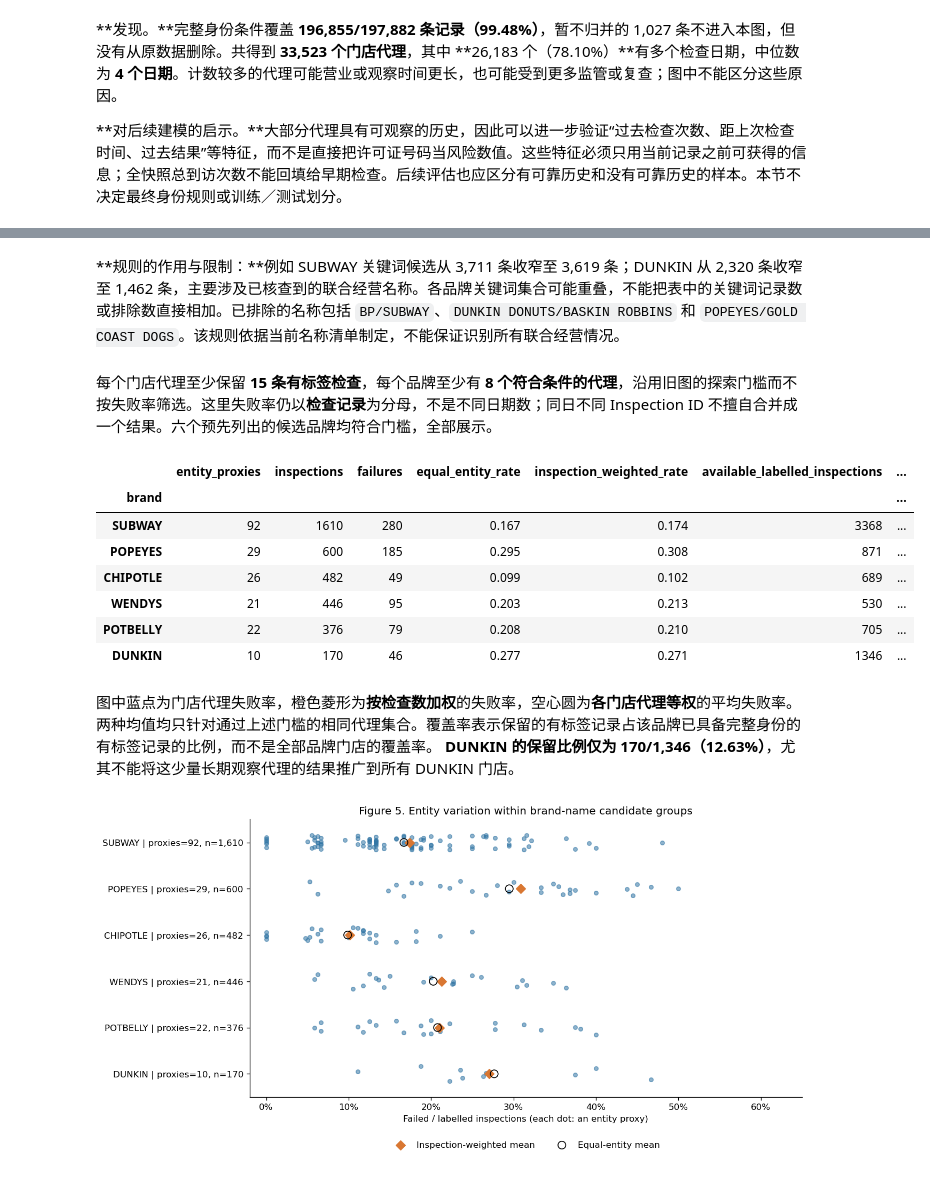
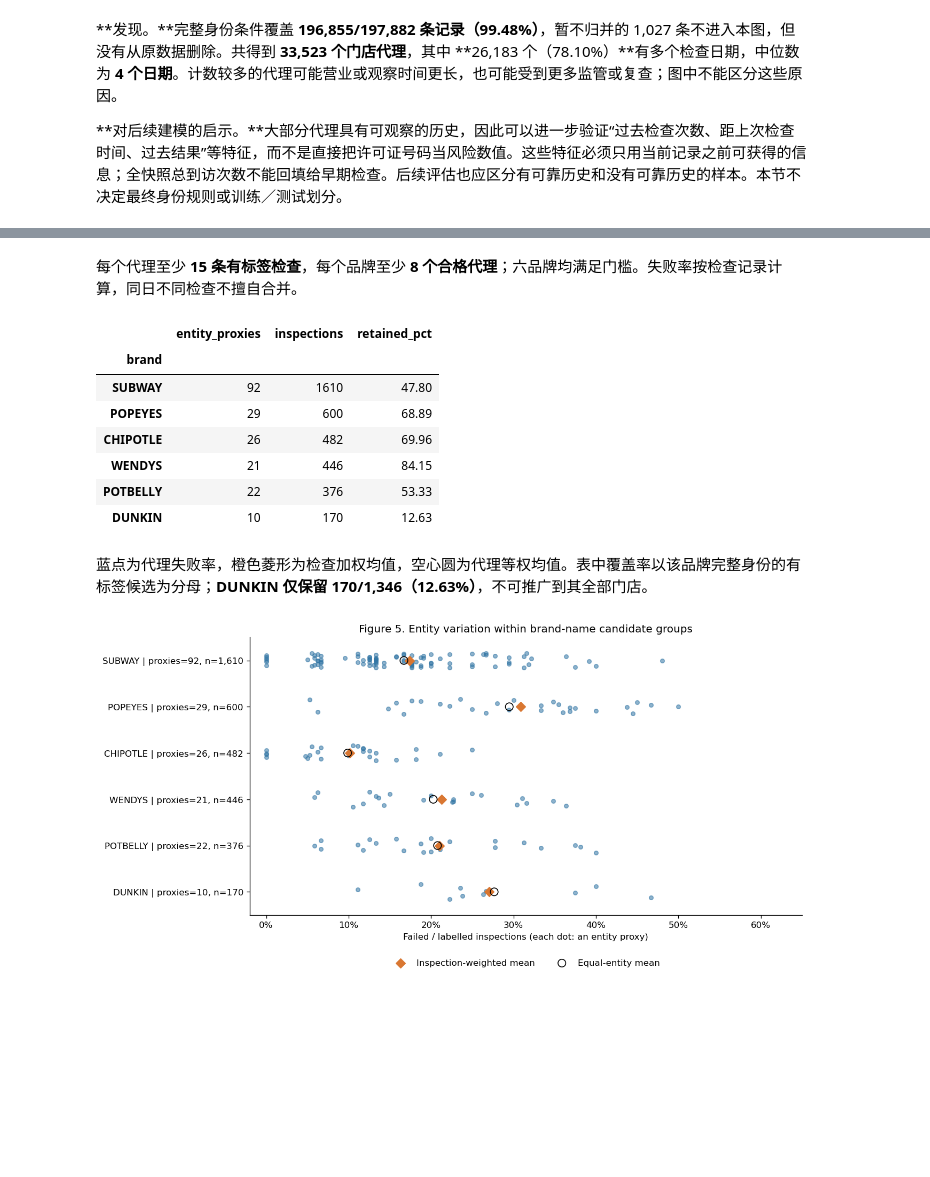
Before and after one commit to hqiang335/DSAA-1001-Project, a Jupyter notebook: data_analysis_final_中文版.ipynb, the cells around one changed output, grey strips where cells are left out. Cells and saved outputs as stored; diff of their text form; code cells hidden in the pictures; blank space fills up the shorter version.

```diff
--- a/data_analysis_final_中文版.ipynb
+++ b/data_analysis_final_中文版.ipynb
@@ -558,5 +386,3 @@ brand_screen
-# %% [markdown]
-**规则的作用与限制：**例如 SUBWAY 关键词候选从 3,711 条收窄至 3,619 条；DUNKIN 从 2,320 条收窄至 1,462 条，主要涉及已核查到的联合经营名称。各品牌关键词集合可能重叠，不能把表中的关键词记录数或排除数直接相加。已排除的名称包括 `BP/SUBWAY`、`DUNKIN DONUTS/BASKIN ROBBINS` 和 `POPEYES/GOLD COAST DOGS`。该规则依据当前名称清单制定，不能保证识别所有联合经营情况。
 # %%
 brand_rows = entity_frame.loc[entity_frame['Results'].isin(binary_results)].copy()
 brand_rows['brand'] = brand_candidate.reindex(brand_rows.index)
@@ -565,7 +391,7 @@ brand_rows['Fail'] = brand_rows['Results'].eq('FAIL').astype(int)
 branch_rates = brand_rows.groupby(['brand', 'entity_proxy'])['Fail'].agg(
     n='size', failures='sum', fail_rate='mean').reset_index()
 # %% [markdown]
-每个门店代理至少保留 **15 条有标签检查**，每个品牌至少有 **8 个符合条件的代理**，沿用旧图的探索门槛而不按失败率筛选。这里失败率仍以**检查记录**为分母，不是不同日期数；同日不同 Inspection ID 不擅自合并成一个结果。六个预先列出的候选品牌均符合门槛，全部展示。
+每个代理至少 **15 条有标签检查**，每个品牌至少 **8 个合格代理**；六品牌均满足门槛。失败率按检查记录计算，同日不同检查不擅自合并。
 # %%
 eligible_branches = branch_rates.loc[branch_rates['n'].ge(15)].copy()
 brand_summary = eligible_branches.groupby('brand').agg(
@@ -576,19 +402,19 @@ brand_summary['inspection_weighted_rate'] = brand_summary['failures'] / brand_su
 # %%
 brand_summary['available_labelled_inspections'] = brand_rows.groupby('brand').size()
 brand_summary['retained_pct'] = 100 * brand_summary['inspections'] / brand_summary['available_labelled_inspections']
 brand_summary = brand_summary.sort_values('inspections', ascending=False)
-brand_summary.round(3)
+brand_summary[['entity_proxies', 'inspections', 'retained_pct']].round(2)
 # %% [output]
-|  | entity_proxies | inspections | failures | equal_entity_rate | inspection_weighted_rate | available_labelled_inspections | ... |
-| brand |  |  |  |  |  |  | ... |
-| SUBWAY | 92 | 1610 | 280 | 0.167 | 0.174 | 3368 | ... |
-| POPEYES | 29 | 600 | 185 | 0.295 | 0.308 | 871 | ... |
-| CHIPOTLE | 26 | 482 | 49 | 0.099 | 0.102 | 689 | ... |
-| WENDYS | 21 | 446 | 95 | 0.203 | 0.213 | 530 | ... |
-| POTBELLY | 22 | 376 | 79 | 0.208 | 0.210 | 705 | ... |
-| DUNKIN | 10 | 170 | 46 | 0.277 | 0.271 | 1346 | ... |
+|  | entity_proxies | inspections | retained_pct |
+| brand |  |  |  |
+| SUBWAY | 92 | 1610 | 47.80 |
+| POPEYES | 29 | 600 | 68.89 |
+| CHIPOTLE | 26 | 482 | 69.96 |
+| WENDYS | 21 | 446 | 84.15 |
+| POTBELLY | 22 | 376 | 53.33 |
+| DUNKIN | 10 | 170 | 12.63 |
 # %% [markdown]
-图中蓝点为门店代理失败率，橙色菱形为**按检查数加权**的失败率，空心圆为**各门店代理等权**的平均失败率。两种均值均只针对通过上述门槛的相同代理集合。覆盖率表示保留的有标签记录占该品牌已具备完整身份的有标签记录的比例，而不是全部品牌门店的覆盖率。 **DUNKIN 的保留比例仅为 170/1,346（12.63%）**，尤其不能将这少量长期观察代理的结果推广到所有 DUNKIN 门店。
+蓝点为代理失败率，橙色菱形为检查加权均值，空心圆为代理等权均值。表中覆盖率以该品牌完整身份的有标签候选为分母；**DUNKIN 仅保留 170/1,346（12.63%）**，不可推广到其全部门店。
 # %%
 brand_labels = [f'{brand} | proxies={row.entity_proxies:.0f}, n={row.inspections:,.0f}'
                 for brand, row in brand_summary.iterrows()]
```
Also changed, not shown: parts of 72 cells of this notebook, 4 other files.
